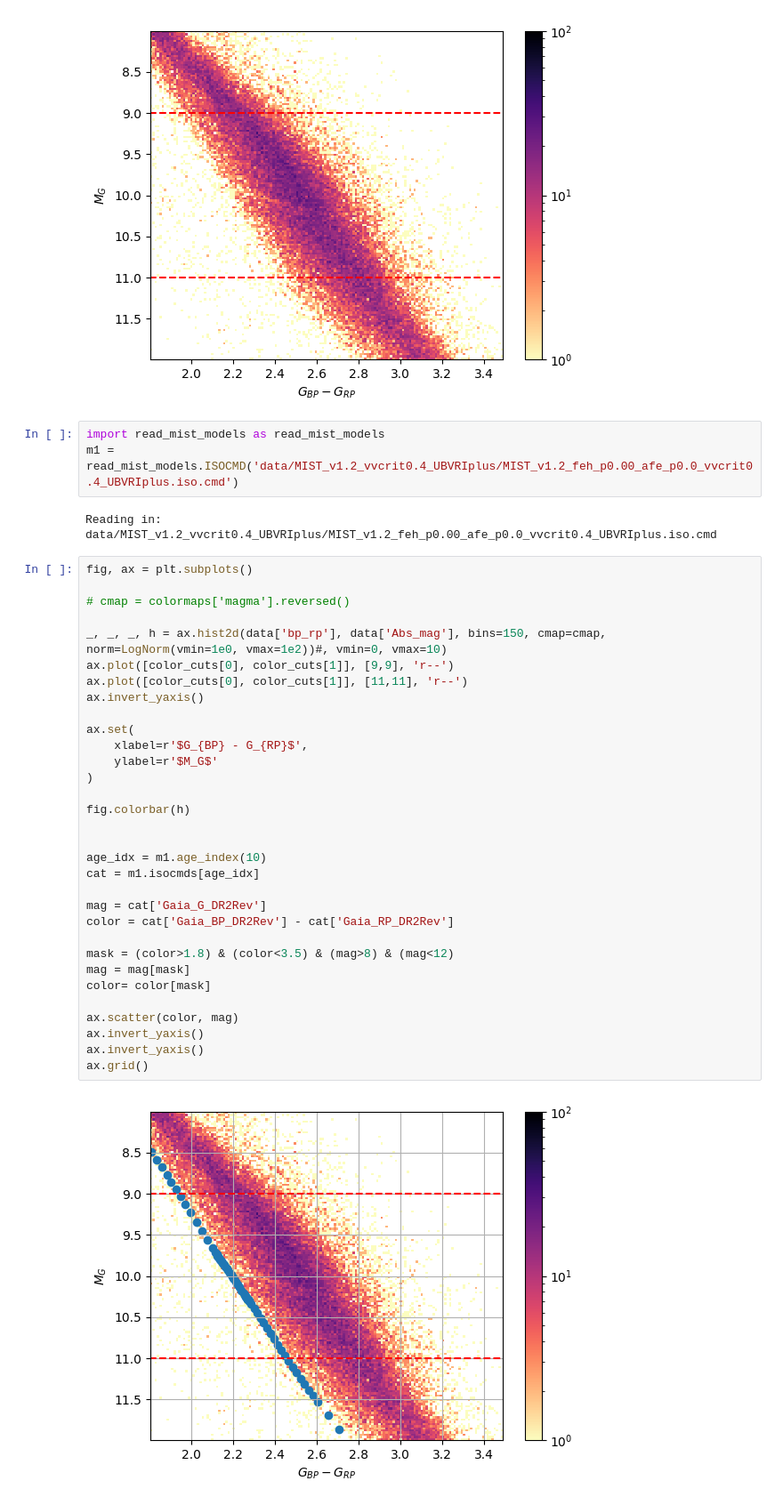
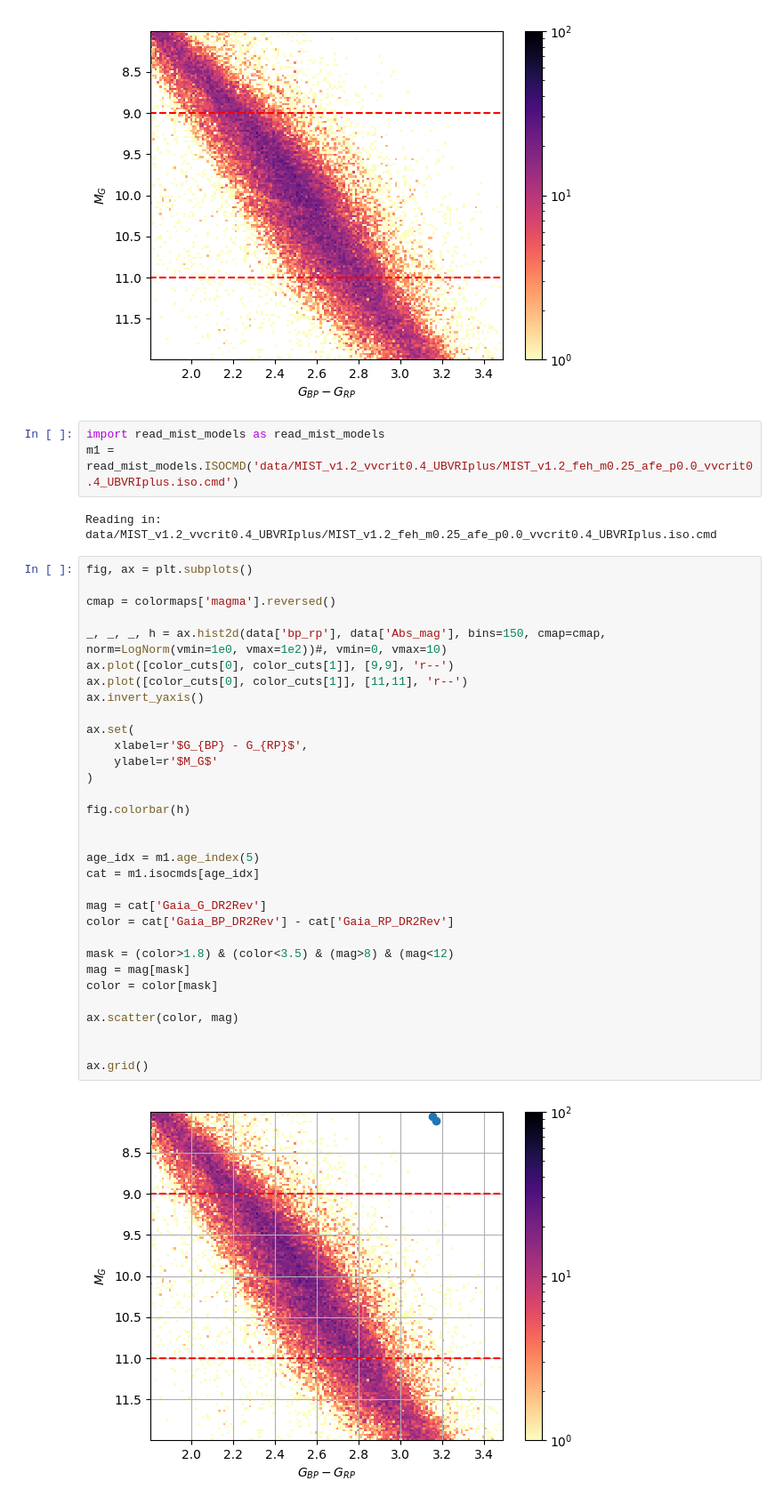
Before and after one commit to Beanz-lab/Astron1120_Final, a Jupyter notebook: proj.ipynb, the cells around one changed output. Shown at 89% size. Saved outputs shown, nothing was run; the diff lists cells and outputs as text.

```diff
--- a/proj.ipynb
+++ b/proj.ipynb
@@ -55,42 +71,42 @@ plt.show()
 [figure]
 # %%
 import read_mist_models as read_mist_models
-m1 = read_mist_models.ISOCMD('data/MIST_v1.2_vvcrit0.4_UBVRIplus/MIST_v1.2_feh_p0.00_afe_p0.0_vvcrit0.4_UBVRIplus.iso.cmd')
+m1 = read_mist_models.ISOCMD('data/MIST_v1.2_vvcrit0.4_UBVRIplus/MIST_v1.2_feh_m0.25_afe_p0.0_vvcrit0.4_UBVRIplus.iso.cmd')
 # %% [output]
-Reading in: data/MIST_v1.2_vvcrit0.4_UBVRIplus/MIST_v1.2_feh_p0.00_afe_p0.0_vvcrit0.4_UBVRIplus.iso.cmd
+Reading in: data/MIST_v1.2_vvcrit0.4_UBVRIplus/MIST_v1.2_feh_m0.25_afe_p0.0_vvcrit0.4_UBVRIplus.iso.cmd
 # %%
 fig, ax = plt.subplots()
 
-# cmap = colormaps['magma'].reversed()
+cmap = colormaps['magma'].reversed()
 
 _, _, _, h = ax.hist2d(data['bp_rp'], data['Abs_mag'], bins=150, cmap=cmap, norm=LogNorm(vmin=1e0, vmax=1e2))#, vmin=0, vmax=10)
 ax.plot([color_cuts[0], color_cuts[1]], [9,9], 'r--')
 ax.plot([color_cuts[0], color_cuts[1]], [11,11], 'r--')
 ax.invert_yaxis()
 
 ax.set(
     xlabel=r'$G_{BP} - G_{RP}$',
     ylabel=r'$M_G$'
 )
 
 fig.colorbar(h)
 
 
-age_idx = m1.age_index(10)
+age_idx = m1.age_index(5)
 cat = m1.isocmds[age_idx]
 
 mag = cat['Gaia_G_DR2Rev']
 color = cat['Gaia_BP_DR2Rev'] - cat['Gaia_RP_DR2Rev']
 
 mask = (color>1.8) & (color<3.5) & (mag>8) & (mag<12)
 mag = mag[mask]
-color= color[mask]
+color = color[mask]
 
 ax.scatter(color, mag)
-ax.invert_yaxis()
-ax.invert_yaxis()
+
+
 ax.grid()
 # %% [output]
-[figure, old version]
+[figure, new version]
 # %%
 iso = read_mist_models.ISOCMD('data/MIST_v1.2_vvcrit0.4_UBVRIplus/MIST_v1.2_feh_p0.00_afe_p0.0_vvcrit0.4_UBVRIplus.iso.cmd')
```
Also changed, not shown: parts of 6 cells of this notebook, 2 other files.
